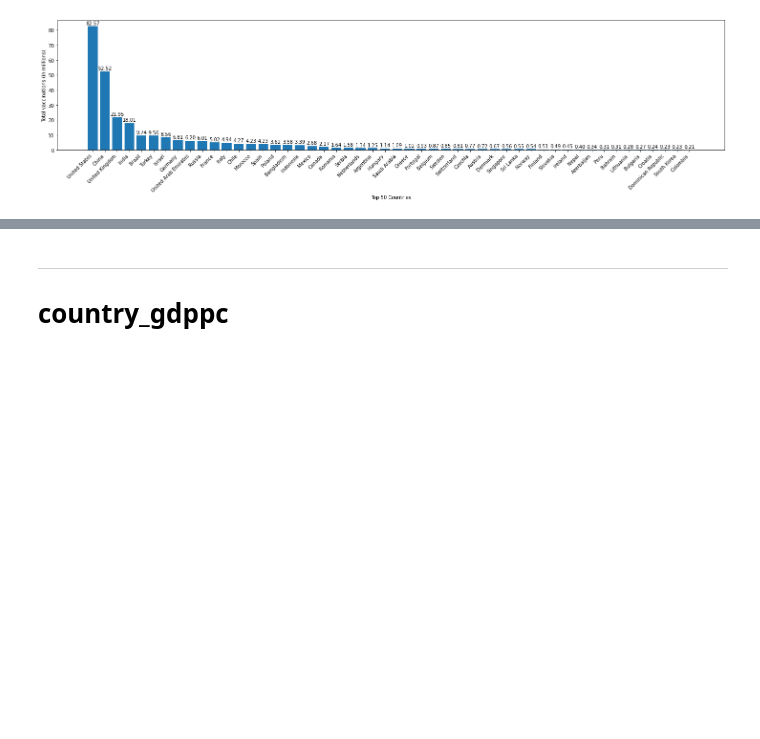
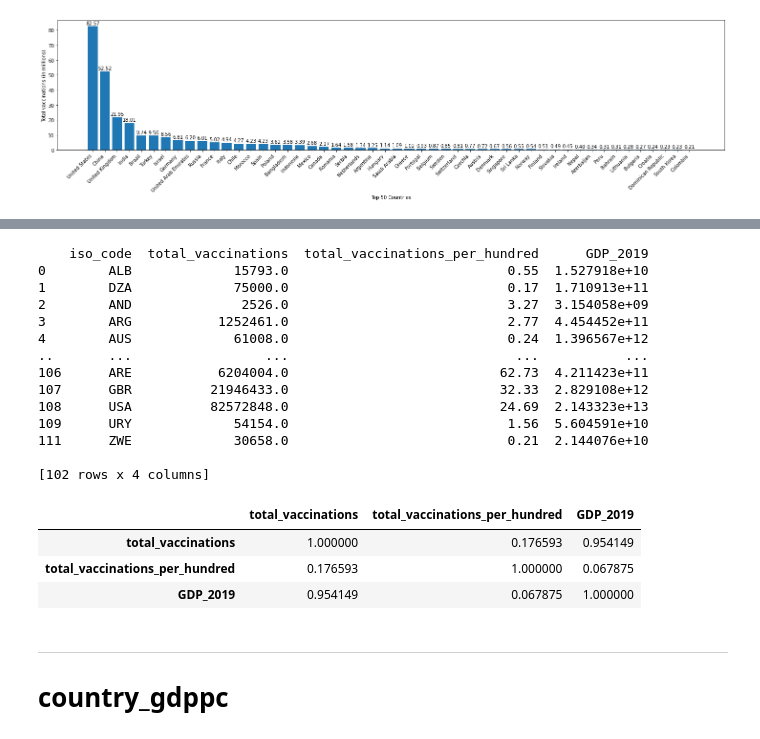
Before and after one commit to YutianJing/COVID-19-Vaccination-Progress, a Jupyter notebook: test.ipynb, the cells around one changed output, grey strips where cells are left out. Saved outputs shown, nothing was run; the diff lists cells and outputs as text; code cells hidden in the pictures; blank space fills up the shorter version.

Commit message:
Add country_gdp

```diff
--- a/test.ipynb
+++ b/test.ipynb
@@ -0,0 +1,8 @@
+# %%
+import numpy as np
+import pandas as pd
+import matplotlib.pyplot as plt
+
+# default True, set False to prevent df wrap when printing
+pd.set_option('display.expand_frame_repr', False)
+print(pd.options.display.expand_frame_repr)
@@ -210,0 +218,13 @@ plt.show()
+# %%
+# data source:
+# https://data.worldbank.org/indicator/NY.GDP.MKTP.CD
+
+
+# take GDP data from all countries from 2010-2019 as country_gdp_simple.csv
+df_country_gdp = pd.read_csv('./country_gdp.csv')
+df_country_gdp.drop(columns=['Indicator Name', 'Indicator Code'], inplace=True) # drop these since all the same, not used in this analysis
+df_country_gdp.drop(columns=[str(i) for i in range(1960, 2010)], inplace=True) # drop data from 1960-2009
+df_country_gdp.drop(columns=df_country_gdp.columns[-2:], inplace=True) # drop empty 2020 column and empty last unnamed column
+print(df_country_gdp.dtypes, '\n')
+print(df_country_gdp)
+# df_country_gdp.to_csv('./country_gdp_simple.csv', index=False)
@@ -211,3 +287,35 @@ plt.show()
+# %%
+# find correlation between total_vaccinations and 2019 DGP
+left = df_country_vaccinations_grouped[['iso_code', 'total_vaccinations', 'total_vaccinations_per_hundred']]
+right = df_country_gdp[['Country Code', '2019']]
+right.columns = ['iso_code', 'GDP_2019'] # rename columns
+df_correlation_data = pd.merge(left, right, on='iso_code') # INNER JOIN ON iso_code
+df_correlation_data = df_correlation_data.dropna()
+print(df_correlation_data)
+# df_correlation_data.to_csv('./df_correlation_data.csv', index=False)
+
+df_correlation_data.drop(columns=['iso_code'], inplace=True) # drop iso_code since not used in correlation
+correlation_matrix = df_correlation_data.corr()
+correlation_matrix.style.background_gradient(cmap='coolwarm')
+# %% [output]
+    iso_code  total_vaccinations  total_vaccinations_per_hundred      GDP_2019
+0        ALB             15793.0                            0.55  1.527918e+10
+1        DZA             75000.0                            0.17  1.710913e+11
+2        AND              2526.0                            3.27  3.154058e+09
+3        ARG           1252461.0                            2.77  4.454452e+11
+4        AUS             61008.0                            0.24  1.396567e+12
+..       ...                 ...                             ...           ...
+106      ARE           6204004.0                           62.73  4.211423e+11
+107      GBR          21946433.0                           32.33  2.829108e+12
+108      USA          82572848.0                           24.69  2.143323e+13
+109      URY             54154.0                            1.56  5.604591e+10
+111      ZWE             30658.0                            0.21  2.144076e+10
+
+[102 rows x 4 columns]
+|  | total_vaccinations | total_vaccinations_per_hundred | GDP_2019 |
+| total_vaccinations | 1.000000 | 0.176593 | 0.954149 |
+| total_vaccinations_per_hundred | 0.176593 | 1.000000 | 0.067875 |
+| GDP_2019 | 0.954149 | 0.067875 | 1.000000 |
 # %% [markdown]
 ---
 # country_gdppc
```
Also changed, not shown: parts of 11 cells of this notebook, 3 other files.
